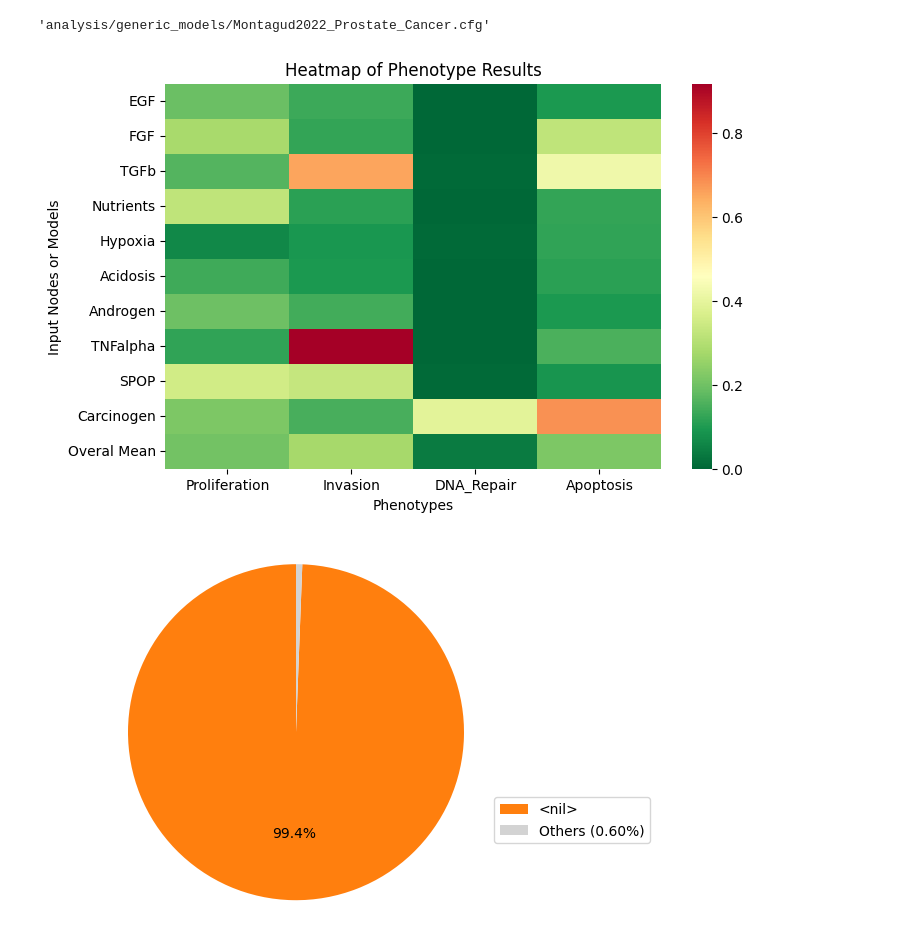
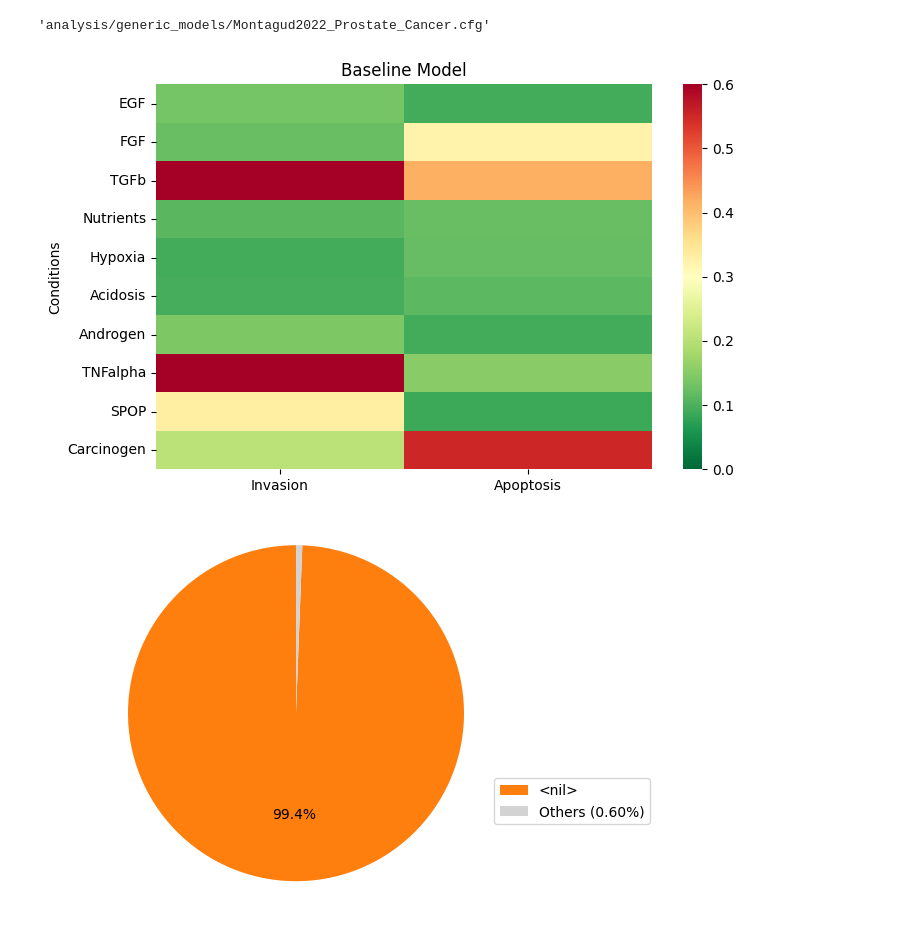
Before and after one commit to romane-gauthierj/Attractor-Resistance, a Jupyter notebook: pipeline_generic.ipynb, the cells around one changed output. Drawn from its saved outputs; the diff is of its cells as text; code cells hidden in the pictures.

```diff
--- a/pipeline_generic.ipynb
+++ b/pipeline_generic.ipynb
@@ -31,7 +31,9 @@ shutil.copy('data/montagud_models/Montagud2022_Prostate_Cancer.cfg', folder_mode
 
 inputs_list = ['EGF', 'FGF', 'TGFb', 'Nutrients', 'Hypoxia', 'Acidosis', 'Androgen', 'TNFalpha', 'SPOP', 'Carcinogen']
 
-phenotype_interest = ["Proliferation","Invasion","DNA_Repair","Apoptosis"]
+# phenotype_interest = ["Proliferation","Invasion","DNA_Repair","Apoptosis"]
+
+phenotype_interest = ["Invasion","Apoptosis"]
 # %%
 # pre process the models
 cfg_template_path = (
@@ -48,19 +50,18 @@ results_phenotypes = compute_phenotype_table_generic(folder_model,inputs_list,ph
 # %%
 
 
 plt.figure(figsize=(8, 5))
 results_phenotypes_numeric = results_phenotypes.apply(pd.to_numeric, errors='coerce')
-sns.heatmap(results_phenotypes_numeric, annot=False, cmap="RdYlGn_r")
-plt.title("Heatmap of Phenotype Results")
-plt.xlabel("Phenotypes")
-plt.ylabel("Input Nodes or Models")
+sns.heatmap(results_phenotypes_numeric, annot=False, cmap="RdYlGn_r", vmin=0, vmax=0.6)
+plt.title("Baseline Model")
+plt.ylabel("Conditions")
 
 # Save as high-resolution PDF
 plt.savefig("analysis/generic_models/results/heatmap_phenotypes.png", dpi=400, bbox_inches='tight')
 
 plt.show()
 # %% [output]
-[figure, old version]
+[figure, new version]
 # %%
 model_generic_zero = maboss.load(bnd_template_path,cfg_template_path)
 # generic_model = model_generic.run()
```
Also changed, not shown: 6 other files.
